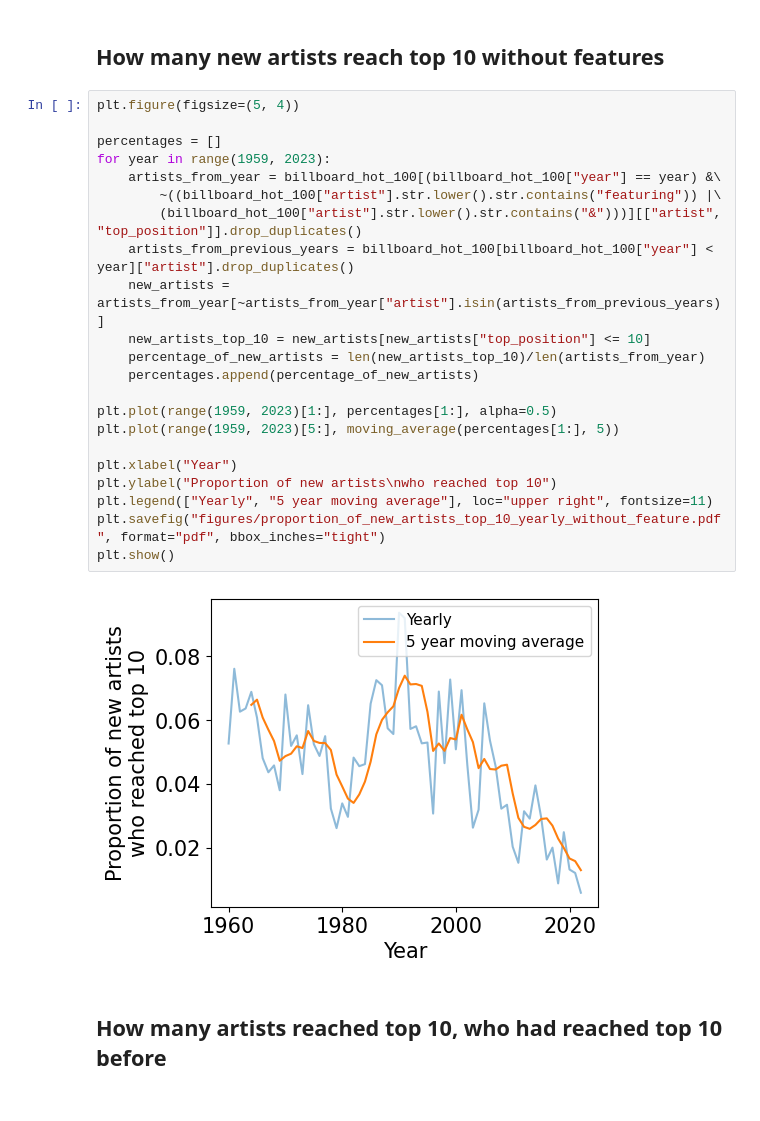
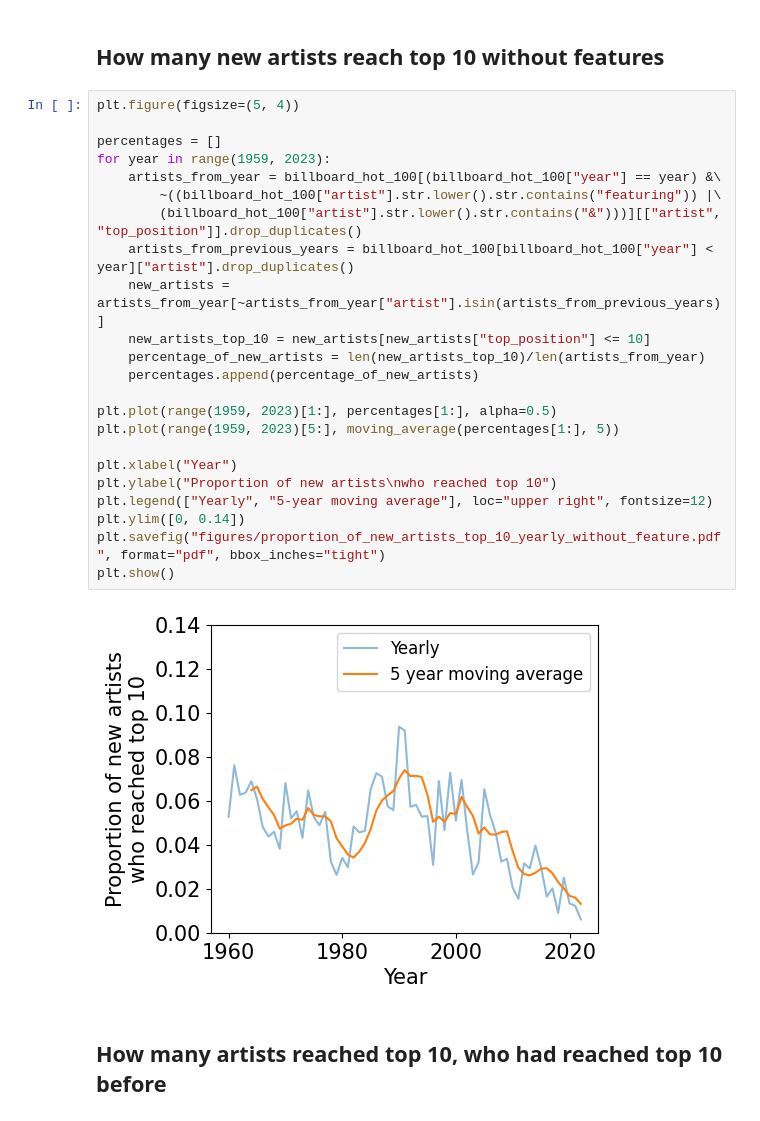
Before and after one commit to martalech/pop_charts_dynamics, a Jupyter notebook: ranking_dynamics_analysis.ipynb, the cells around one changed output. Saved outputs shown, nothing was run; the diff lists cells and outputs as text.

```diff
--- a/ranking_dynamics_analysis.ipynb
+++ b/ranking_dynamics_analysis.ipynb
@@ -566,27 +567,28 @@ plt.show()
 # %%
 plt.figure(figsize=(5, 4))
 
 percentages = []
 for year in range(1959, 2023):
     artists_from_year = billboard_hot_100[(billboard_hot_100["year"] == year) &\
         ~((billboard_hot_100["artist"].str.lower().str.contains("featuring")) |\
         (billboard_hot_100["artist"].str.lower().str.contains("&")))][["artist", "top_position"]].drop_duplicates()
     artists_from_previous_years = billboard_hot_100[billboard_hot_100["year"] < year]["artist"].drop_duplicates()
     new_artists = artists_from_year[~artists_from_year["artist"].isin(artists_from_previous_years)]
     new_artists_top_10 = new_artists[new_artists["top_position"] <= 10]
     percentage_of_new_artists = len(new_artists_top_10)/len(artists_from_year)
     percentages.append(percentage_of_new_artists)
 
 plt.plot(range(1959, 2023)[1:], percentages[1:], alpha=0.5)
 plt.plot(range(1959, 2023)[5:], moving_average(percentages[1:], 5))
 
 plt.xlabel("Year")
 plt.ylabel("Proportion of new artists\nwho reached top 10")
-plt.legend(["Yearly", "5 year moving average"], loc="upper right", fontsize=11)
+plt.legend(["Yearly", "5-year moving average"], loc="upper right", fontsize=12)
+plt.ylim([0, 0.14])
 plt.savefig("figures/proportion_of_new_artists_top_10_yearly_without_feature.pdf", format="pdf", bbox_inches="tight")
 plt.show()
 # %% [output]
-[figure, old version]
+[figure, new version]
 # %% [markdown]
 ## How many artists reached top 10, who had reached top 10 before
 # %%
```
Also changed, not shown: parts of 7 cells of this notebook, 22 other files.
